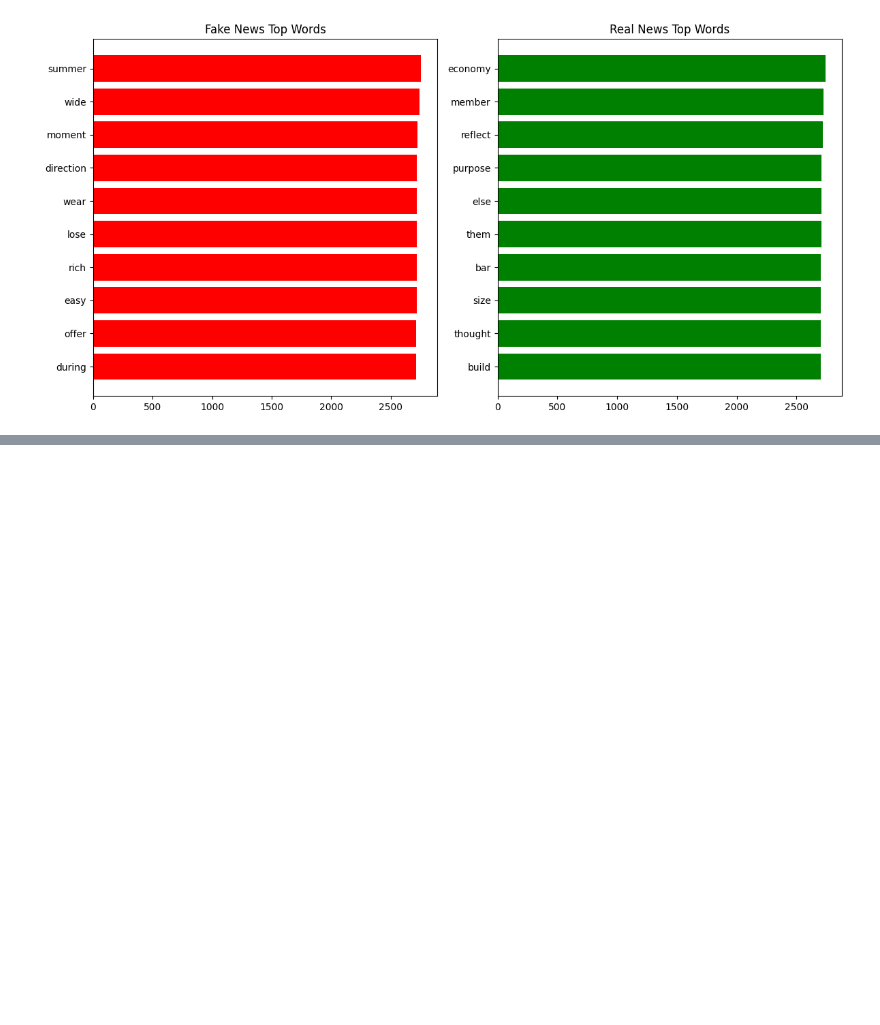
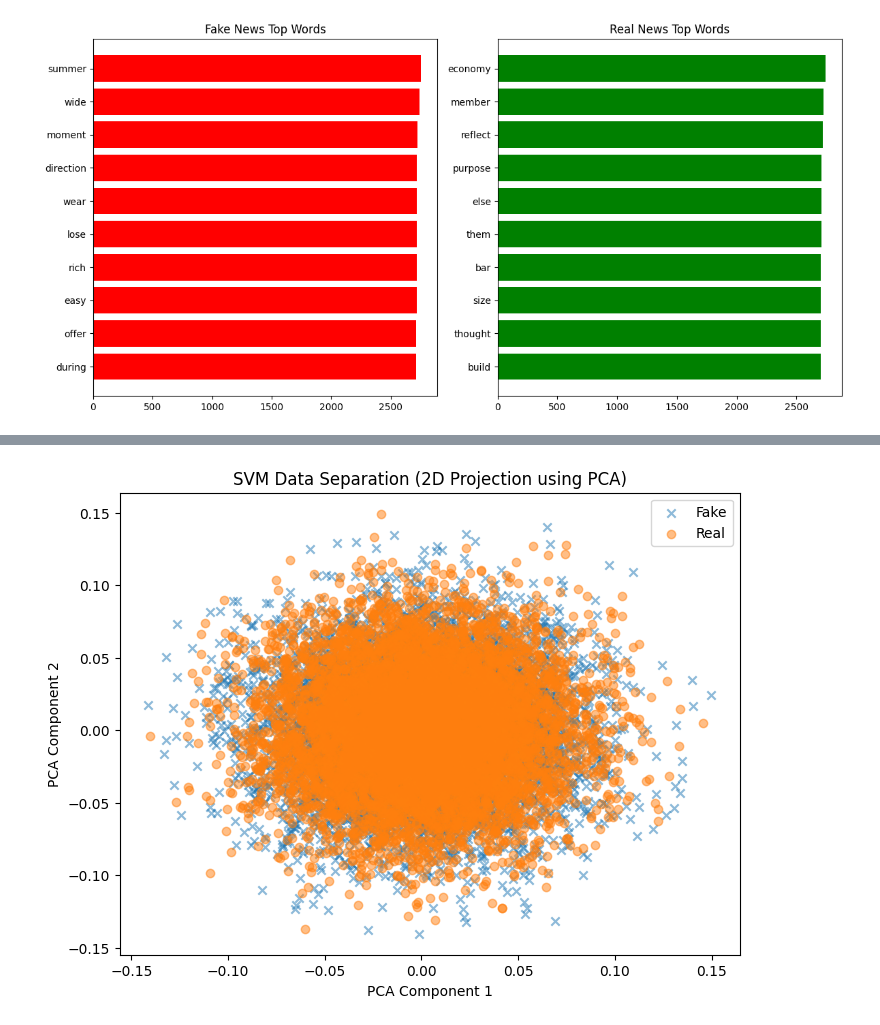
Before and after one commit to Rehman047/Fake-News-Detector-using-Support-Vector-Machine, a Jupyter notebook: Fake_News_Detector.ipynb, the cells around one changed output, grey strips where cells are left out. Cells and saved outputs as stored; diff of their text form; code cells hidden in the pictures; blank space fills up the shorter version.

```diff
--- a/Fake_News_Detector.ipynb
+++ b/Fake_News_Detector.ipynb
@@ -495,0 +385,34 @@ Source column exists but has no valid data.
+# %%
+#cell 10: SVM Data Separation Visualization (2D Projection using PCA)
+from sklearn.decomposition import PCA
+import matplotlib.pyplot as plt
+
+# Reduce TF-IDF to 2D for visualization
+pca = PCA(n_components=2)
+X_reduced = pca.fit_transform(X_train_tfidf.toarray())
+
+# Plot
+plt.figure(figsize=(8,6))
+plt.scatter(
+    X_reduced[y_train==0, 0],
+    X_reduced[y_train==0, 1],
+    alpha=0.5,
+    label='Fake',
+    marker='x'
+)
+
+plt.scatter(
+    X_reduced[y_train==1, 0],
+    X_reduced[y_train==1, 1],
+    alpha=0.5,
+    label='Real',
+    marker='o'
+)
+
+plt.title("SVM Data Separation (2D Projection using PCA)")
+plt.xlabel("PCA Component 1")
+plt.ylabel("PCA Component 2")
+plt.legend()
+plt.show()
+# %% [output]
+[figure, added]
```
Also changed, not shown: parts of 11 cells of this notebook, 1 other file.
